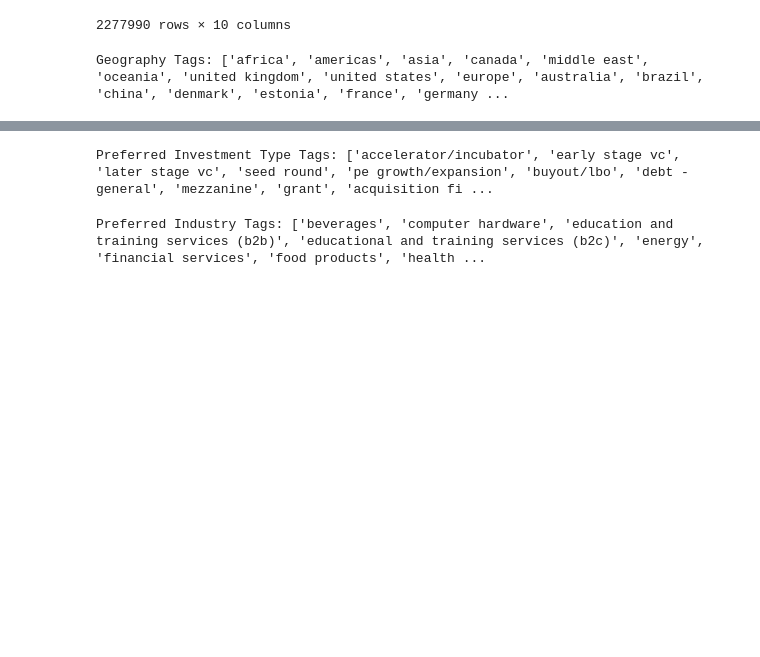
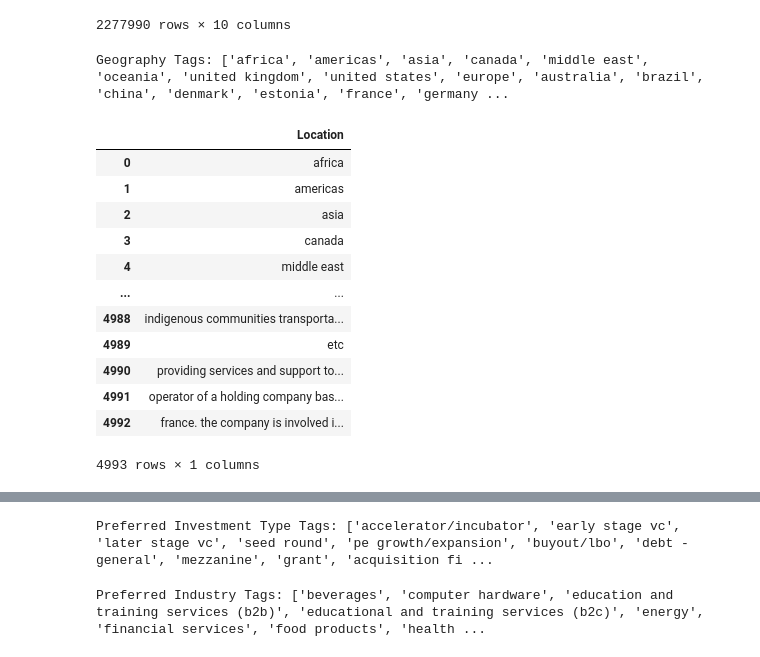
Before and after one commit to Eric-L-cloud/Capstone-Project, a Jupyter notebook: read_parquet_files copy.ipynb, the cells around one changed output, grey strips where cells are left out. Saved outputs shown, nothing was run; the diff lists cells and outputs as text; code cells hidden in the pictures; blank space fills up the shorter version.

Commit message:
Location Cleaning

```diff
--- a/read_parquet_files copy.ipynb
+++ b/read_parquet_files copy.ipynb
@@ -107,6 +107,23 @@ df_to_excel
 df_to_excel.to_excel('df_to_excel.xlsx')
 # %% [output]
 Geography Tags: ['africa', 'americas', 'asia', 'canada', 'middle east', 'oceania', 'united kingdom', 'united states', 'europe', 'australia', 'brazil', 'china', 'denmark', 'estonia', 'france', 'germany ...
+# %%
+df_to_excel.columns = ['Location']
+df_to_excel
+# %% [output]
+|  | Location |
+| 0 | africa |
+| 1 | americas |
+| 2 | asia |
+| 3 | canada |
+| 4 | middle east |
+| ... | ... |
+| 4988 | indigenous communities transporta... |
+| 4989 | etc |
+| 4990 | providing services and support to... |
+| 4991 | operator of a holding company bas... |
+| 4992 | france. the company is involved i... |
+4993 rows × 1 columns
 # %%
 pd.geography_tags_list
 
```
Also changed, not shown: parts of 6 cells of this notebook, 2 other files.
